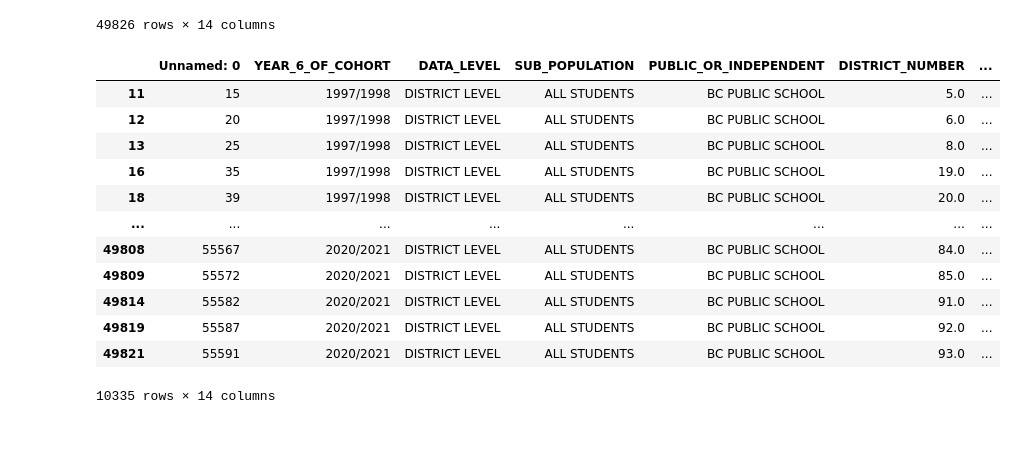
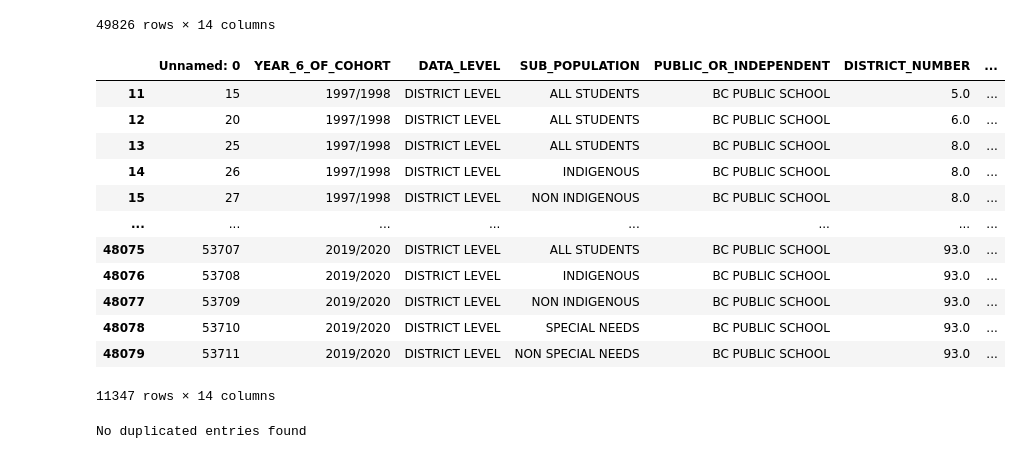
Before and after one commit to ubco-W2022T1-cosc301/project-group19, a Jupyter notebook: notebooks/analysis3.ipynb, the cells around one changed output. Saved outputs shown, nothing was run; the diff lists cells and outputs as text; code cells hidden in the pictures.

Commit message:
developing data/adding visuals.

```diff
--- a/notebooks/analysis3.ipynb
+++ b/notebooks/analysis3.ipynb
@@ -23,29 +39,31 @@ df
 | 49825 | 55595 | 2020/2021 | DISTRICT LEVEL | NON SPECIAL NEEDS | BC PUBLIC SCHOOL | 93.0 | ... |
 49826 rows × 14 columns
 # %%
-facility = df[df[ 'SUB_POPULATION'].str.contains( 'ALL STUDENTS' )== True]
-#facility = facility[facility['DATA_LEVEL'].str.contains('PROVINCE LEVEL')== True]
-
+df_cleaned = df[df[ 'SUB_POPULATION'].str.contains( 'ALL STUDENTS' )== True]
+df_cleaned = df[df[ 'DATA_LEVEL'].str.contains( 'DISTRICT LEVEL' )== True]
+df_cleaned = df[df[ 'MODEL_TYPE'].str.contains( 'DYNAMIC MODEL' )== True]
+#df_cleaned = df[df[ 'ESTIMATED_OUTMIGRANTS']]
 df = df.dropna(axis=0)
+df_cleaned.shape
 df
 
-facility
+df_cleaned
 
 
 
 
 #year of cohort // sub_population // completion rate model // model type // cohort_count // estimated_completion_rate
 # %% [output]
 |  | Unnamed: 0 | YEAR_6_OF_COHORT | DATA_LEVEL | SUB_POPULATION | PUBLIC_OR_INDEPENDENT | DISTRICT_NUMBER | ... |
 | 11 | 15 | 1997/1998 | DISTRICT LEVEL | ALL STUDENTS | BC PUBLIC SCHOOL | 5.0 | ... |
 | 12 | 20 | 1997/1998 | DISTRICT LEVEL | ALL STUDENTS | BC PUBLIC SCHOOL | 6.0 | ... |
 | 13 | 25 | 1997/1998 | DISTRICT LEVEL | ALL STUDENTS | BC PUBLIC SCHOOL | 8.0 | ... |
-| 16 | 35 | 1997/1998 | DISTRICT LEVEL | ALL STUDENTS | BC PUBLIC SCHOOL | 19.0 | ... |
-| 18 | 39 | 1997/1998 | DISTRICT LEVEL | ALL STUDENTS | BC PUBLIC SCHOOL | 20.0 | ... |
+| 14 | 26 | 1997/1998 | DISTRICT LEVEL | INDIGENOUS | BC PUBLIC SCHOOL | 8.0 | ... |
+| 15 | 27 | 1997/1998 | DISTRICT LEVEL | NON INDIGENOUS | BC PUBLIC SCHOOL | 8.0 | ... |
 | ... | ... | ... | ... | ... | ... | ... | ... |
-| 49808 | 55567 | 2020/2021 | DISTRICT LEVEL | ALL STUDENTS | BC PUBLIC SCHOOL | 84.0 | ... |
-| 49809 | 55572 | 2020/2021 | DISTRICT LEVEL | ALL STUDENTS | BC PUBLIC SCHOOL | 85.0 | ... |
-| 49814 | 55582 | 2020/2021 | DISTRICT LEVEL | ALL STUDENTS | BC PUBLIC SCHOOL | 91.0 | ... |
-| 49819 | 55587 | 2020/2021 | DISTRICT LEVEL | ALL STUDENTS | BC PUBLIC SCHOOL | 92.0 | ... |
-| 49821 | 55591 | 2020/2021 | DISTRICT LEVEL | ALL STUDENTS | BC PUBLIC SCHOOL | 93.0 | ... |
+| 48075 | 53707 | 2019/2020 | DISTRICT LEVEL | ALL STUDENTS | BC PUBLIC SCHOOL | 93.0 | ... |
+| 48076 | 53708 | 2019/2020 | DISTRICT LEVEL | INDIGENOUS | BC PUBLIC SCHOOL | 93.0 | ... |
+| 48077 | 53709 | 2019/2020 | DISTRICT LEVEL | NON INDIGENOUS | BC PUBLIC SCHOOL | 93.0 | ... |
+| 48078 | 53710 | 2019/2020 | DISTRICT LEVEL | SPECIAL NEEDS | BC PUBLIC SCHOOL | 93.0 | ... |
+| 48079 | 53711 | 2019/2020 | DISTRICT LEVEL | NON SPECIAL NEEDS | BC PUBLIC SCHOOL | 93.0 | ... |
-10335 rows × 14 columns
+11347 rows × 14 columns
@@ -53,0 +70,9 @@ facility
+# %%
+# generate count statistics of duplicate entries
+if len(df[df.duplicated()]) > 0:
+    print("No. of duplicated entries: ", len(df[df.duplicated()]))
+    print(df[df.duplicated(keep=False)].sort_values(by=list(df.columns)).head())
+else:
+    print("No duplicated entries found")
+# %% [output]
+No duplicated entries found
```
Also changed, not shown: parts of 8 cells of this notebook, 1 other file.
